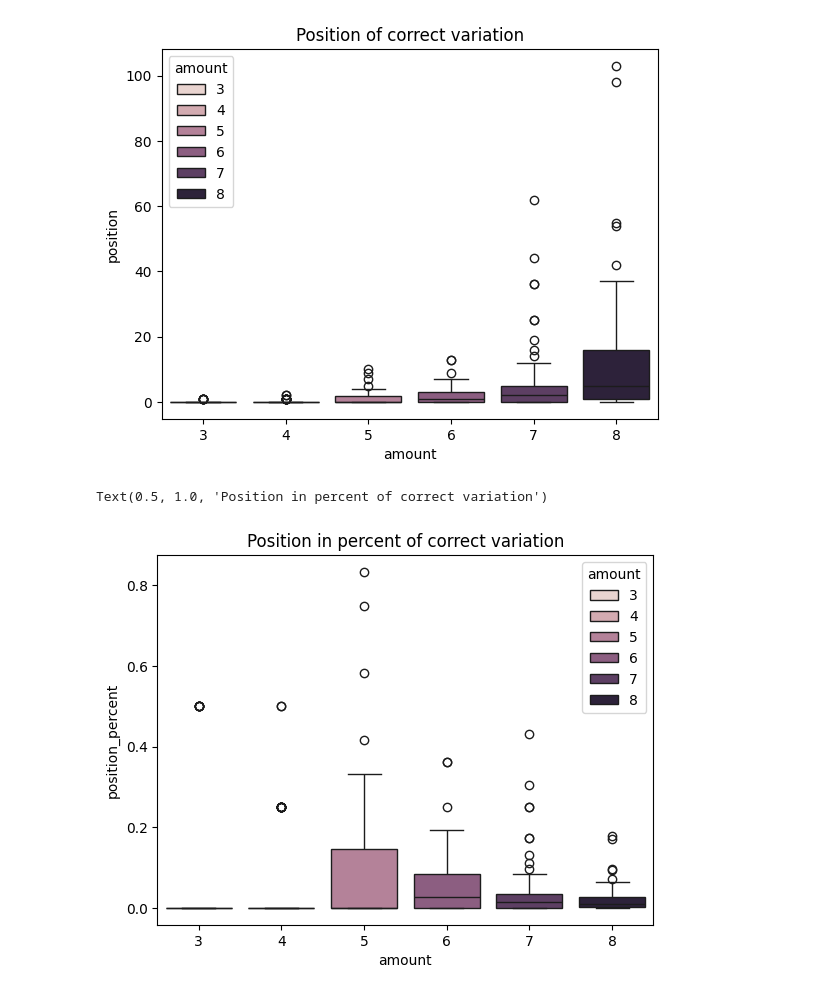
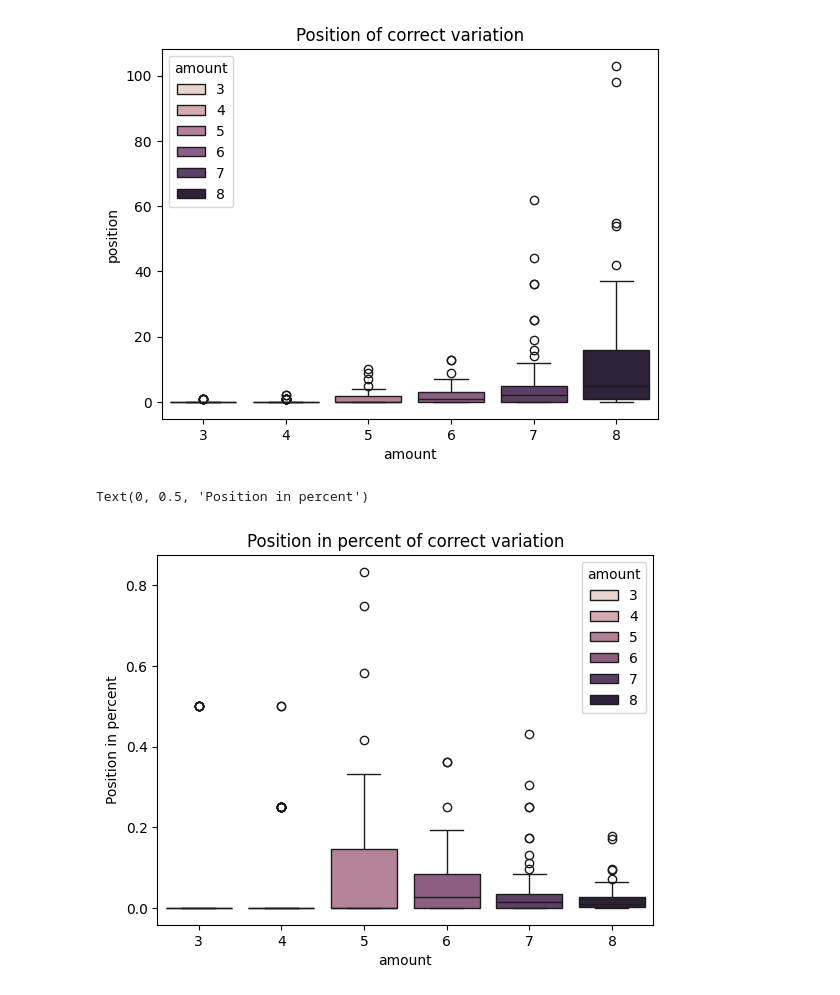
Before and after one commit to romangoempire/goban-watcher, a Jupyter notebook: notebooks/2_katago_analysis.ipynb, the cells around one changed output. Cells and saved outputs as stored; diff of their text form; code cells hidden in the pictures.

```diff
--- a/notebooks/2_katago_analysis.ipynb
+++ b/notebooks/2_katago_analysis.ipynb
@@ -244,7 +245,8 @@ Text(0.5, 1.0, 'Position of correct variation')
 # %%
 sns.boxplot(pd.DataFrame(results), x="amount", y="position_percent", hue="amount")
 plt.title("Position in percent of correct variation")
+plt.ylabel("Position in percent")
 # %% [output]
-Text(0.5, 1.0, 'Position in percent of correct variation')
+Text(0, 0.5, 'Position in percent')
-[figure, old version]
+[figure, new version]
 # %%
```
Also changed, not shown: parts of 3 cells of this notebook, 5 other files.
